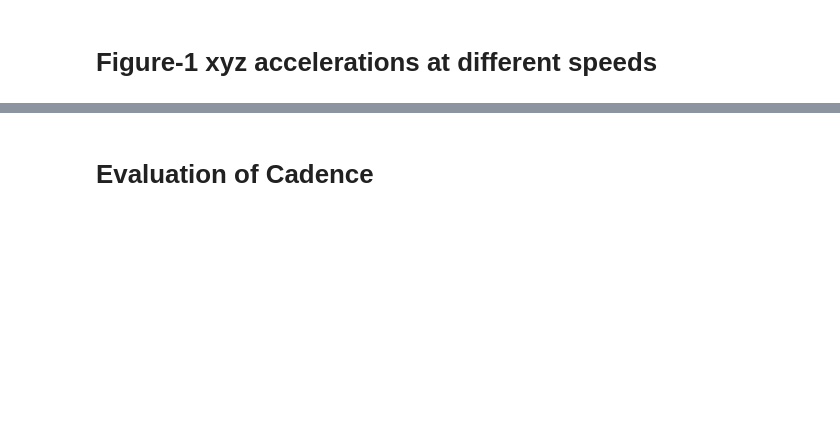
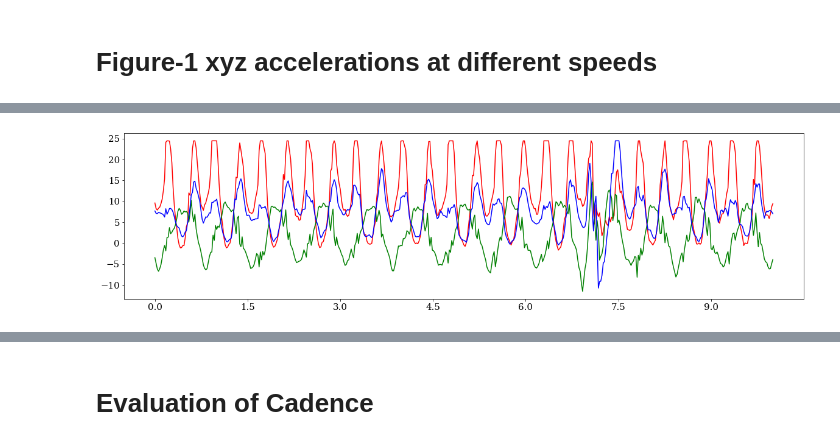
Before and after one commit to rdverse/deepHAItune, a Jupyter notebook: Figure1.ipynb, the cells around one changed output, grey strips where cells are left out. Cells and saved outputs as stored; diff of their text form; code cells hidden in the pictures; blank space fills up the shorter version.

```diff
--- a/Figure1.ipynb
+++ b/Figure1.ipynb
@@ -1210,3 +1224,26 @@ FileNotFoundError: [Errno 2] File Cardio_Data/Cleaned_data/Apoorva/.csv does not
+# %%
+PATH = 'Cardio_Data/Cleaned_data/Apoorva/{}.csv'.format(speed)
+
+length = 153
+plt.figure(figsize = (20,5))
+
+devesh_df = pd.read_csv(PATH)
+length = int(len(devesh_df)/4)
+devesh_df = devesh_df[:length]
+#length = int(len(devesh_df)/4)
+plt.plot(np.linspace(0,10,length),devesh_df.Accel_LN_X_CAL,color='red',label='x-axis')
+plt.plot(np.linspace(0,10,length),devesh_df.Accel_LN_Y_CAL, color='green',label='y-axis')
+plt.plot(np.linspace(0,10,length),devesh_df.Accel_LN_Z_CAL,color='blue',label='z-axis')
+plt.xticks([0,1.5,3.0,4.5,6.0,7.5,9.0], size = 15)
+plt.yticks(size = 15)
+
+plt.savefig('totalsig.jpg')
+# plt.set_xlabel('Time', fontsize=15)
+# plt.set_ylabel('Amplitude', fontsize=15)
+# plt.set_title('Raw signal', fontsize=15)
+# plt.legend(loc='upper right')
+# %% [output]
+[figure, added]
 # %%
 PATH = 'Cardio_Data/Cleaned_data/Apoorva/{}.csv'.format(speed)
 plt.figure(figsize =(6,3))
```
Also changed, not shown: parts of 18 cells of this notebook, 20 other files.
